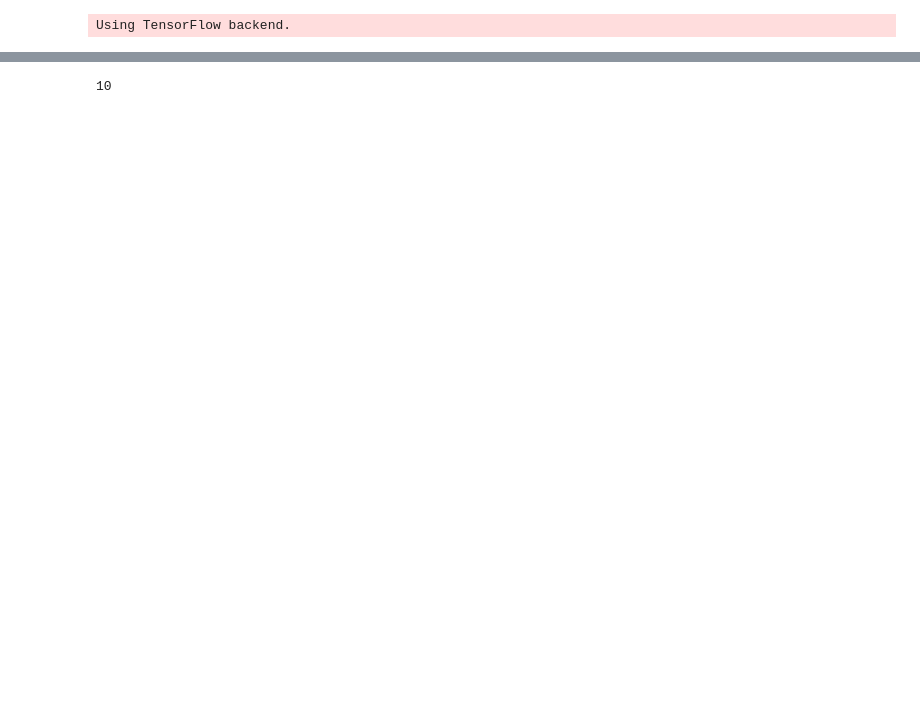
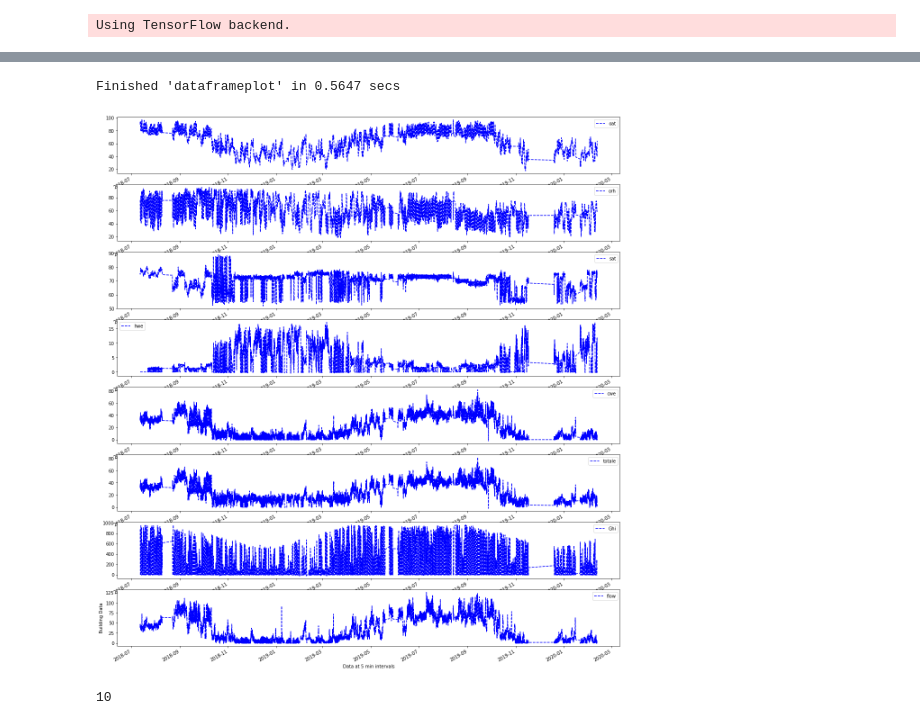
Before and after one commit to AvisekNaug/CDC2020, a Jupyter notebook: notebooks/AHU Energy Training.ipynb, the cells around one changed output, grey strips where cells are left out. Saved outputs shown, nothing was run; the diff lists cells and outputs as text; code cells hidden in the pictures; blank space fills up the shorter version.

```diff
--- a/notebooks/AHU Energy Training.ipynb
+++ b/notebooks/AHU Energy Training.ipynb
@@ -77,7 +82,0 @@ df.head()
-# %%
-df['HourSine'] = np.sin(2 * np.pi * df.index.hour / 24.0)
-df['HourCos'] = np.cos(2 * np.pi * df.index.hour / 24.0)
-df['WeekSine'] = np.sin(2 * np.pi * df.index.week / 52.0)
-df['WeekCos'] = np.cos(2 * np.pi * df.index.week / 52.0)
-df['DayofWeekSine'] = np.sin(2 * np.pi * df.index.dayofweek / 7.0)
-df['DayofWeekCos'] = np.cos(2 * np.pi * df.index.dayofweek / 7.0)
@@ -91,3 +83,20 @@ df.head()
+# %%
+# smooth the hwe and cwe
+df_smoothed = dp.dfsmoothing(
+    df,
+    column_names=list(df.columns),
+    Wn=0.1
+)
+# %%
+dp.dataframeplot(df=df_smoothed,
+                 style='-',
+                 xlabel='Data at 5 min intervals',
+                 ylabel='Building Data',
+                 legend=True,
+                 lazy=False)
+# %% [output]
+Finished 'dataframeplot' in 0.5647 secs
+[figure, added]
 # %%
 # Creating a list of 7 day dataframes for training
 dflist = dp.df2dflist(df, subsequence=True, period=1, days=7, hours=0)
```
Also changed, not shown: parts of 11 cells of this notebook, 3 other files.
